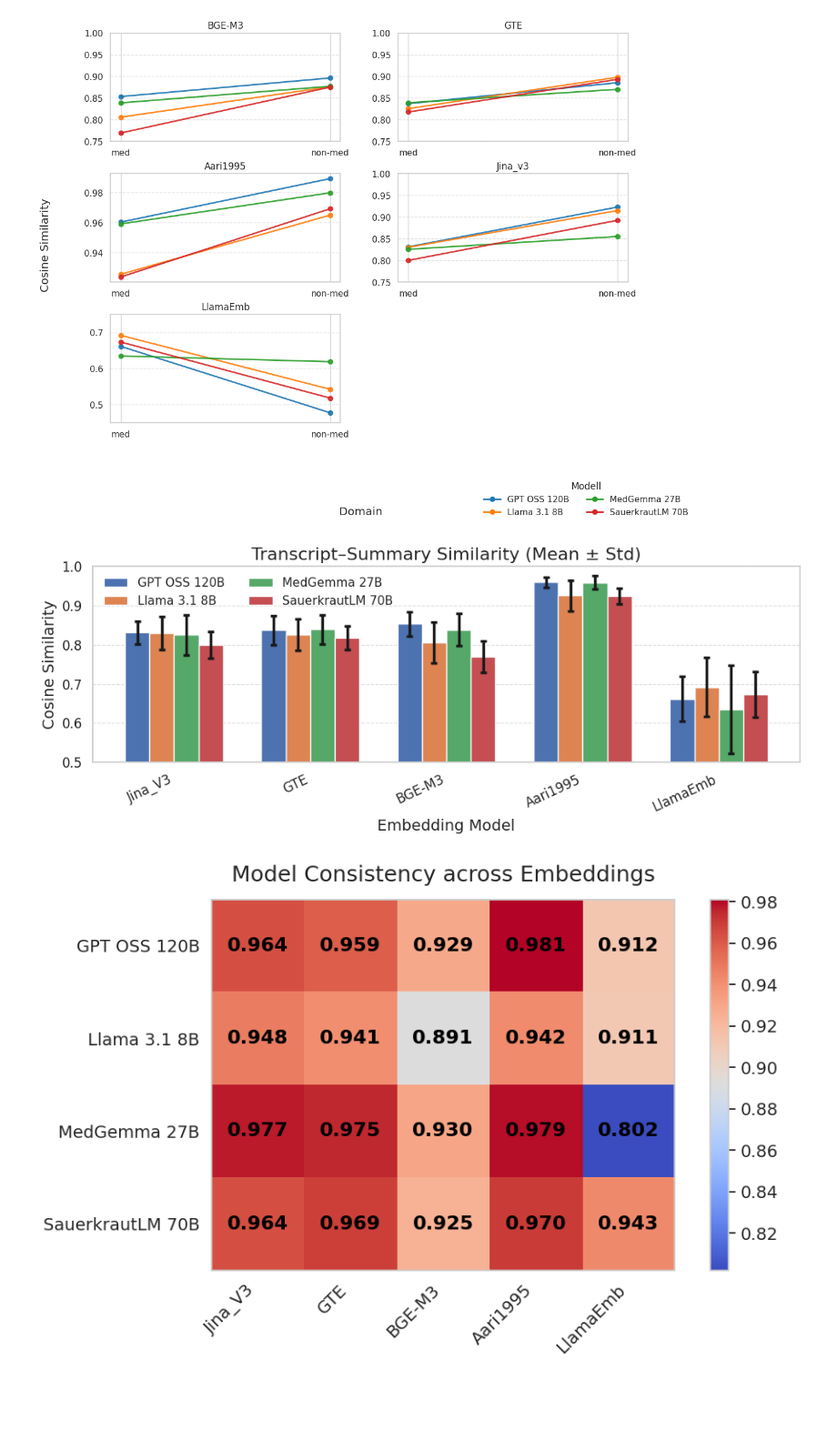
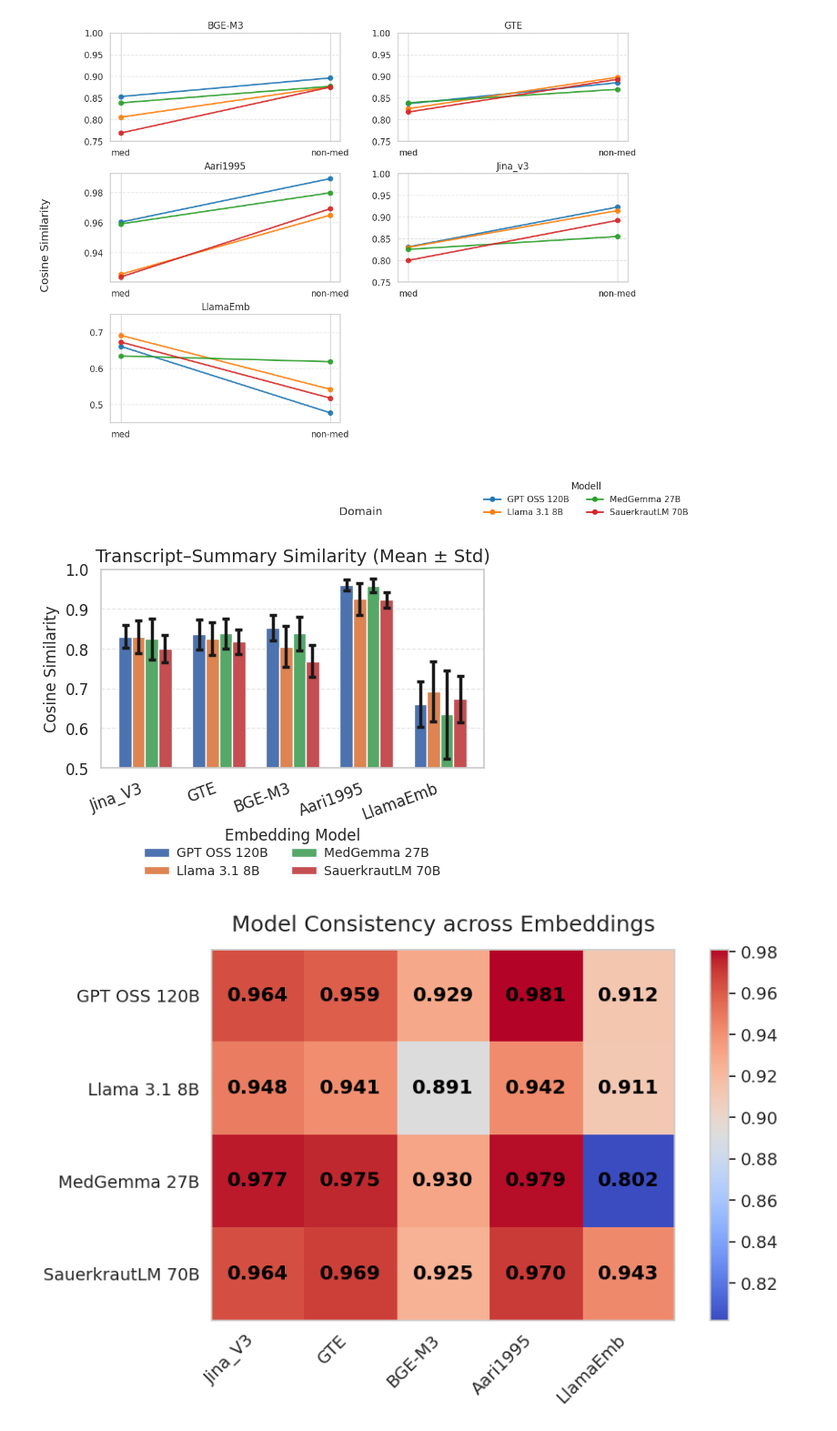
Before and after one commit to ahmad-Wattar/whisper-llm-evaluation, a Jupyter notebook: plots/gemeinsame_plots.ipynb, the cells around one changed output. Shown at 91% size. Cells and saved outputs as stored; diff of their text form; code cells hidden in the pictures; blank space fills up the shorter version.

Commit message:
add more plots

```diff
--- a/plots/gemeinsame_plots.ipynb
+++ b/plots/gemeinsame_plots.ipynb
@@ -506,44 +506,65 @@ std = np.array([
     [0.034577, 0.030326, 0.040413, 0.019780, 0.057974],
 ])
 
 # ---- Plot ----
 x = np.arange(len(embeddings))
 width = 0.18  # Breite der Balken
 
-fig, ax = plt.subplots(figsize=(10, 4))
+fig, ax = plt.subplots(figsize=(5.2, 4))
 
 for i, model in enumerate(models):
     offset = (i - (len(models)-1)/2) * width
     ax.bar(
         x + offset,
         mean[i],
         width,
         yerr=std[i],
         capsize=3,
 
         error_kw=dict(elinewidth=2.5, capthick=2.5),
         label=model
 
     )
 
 # ---- Layout ----
 ax.set_xticks(x)
-ax.set_xticklabels(embeddings, rotation=25, ha="right")
-ax.set_ylabel("Cosine Similarity", fontsize=14)
-ax.set_xlabel("Embedding Model", fontsize=14)
-ax.set_title("Transcript–Summary Similarity (Mean ± Std)", fontsize=16)
-ax.tick_params(axis='both', labelsize=12)
-#0.50 fuer MedGemma
+ax.set_xticklabels(embeddings, rotation=20, ha="right")
+
+ax.set_ylabel("Cosine Similarity", fontsize=12)
+ax.set_xlabel("Embedding Model", fontsize=12)
+ax.set_title("Transcript–Summary Similarity (Mean ± Std)", fontsize=14)
+
+ax.tick_params(axis="both", labelsize=12)
+
 ax.set_ylim(0.50, 1.0)
-ax.legend(ncols=2, fontsize=11, frameon=False)
+
 ax.grid(axis="x", visible=False)
-ax.grid(axis="y", linestyle="--", linewidth=0.8, alpha=0.7)
+ax.grid(axis="y", linestyle="--", linewidth=0.8, alpha=0.5)
 
+# Legende unter dem Plot, in zwei Zeilen
+ax.legend(
+    loc="upper center",
+    bbox_to_anchor=(0.5, -0.34),
+    ncol=2,
+    fontsize=10,
+    frameon=False,
+    columnspacing=1.8,
+    handletextpad=0.6,
+    labelspacing=0.4
+)
+
+bbox_to_anchor=(0.5, -0.36)
+plt.subplots_adjust(bottom=0.36)
 plt.tight_layout()
-plt.savefig("transcript_Summary_Similarity.png", dpi=300)
+plt.savefig(
+    "transcript_Summary_Similarity.png",
+    dpi=300,
+    bbox_inches="tight"
+)
+
 plt.show()
 # %% [output]
-[figure, old version]
+[figure, new version]
 # %%
 # -----------------------------
 # Data
```
Also changed, not shown: parts of 5 cells of this notebook.
